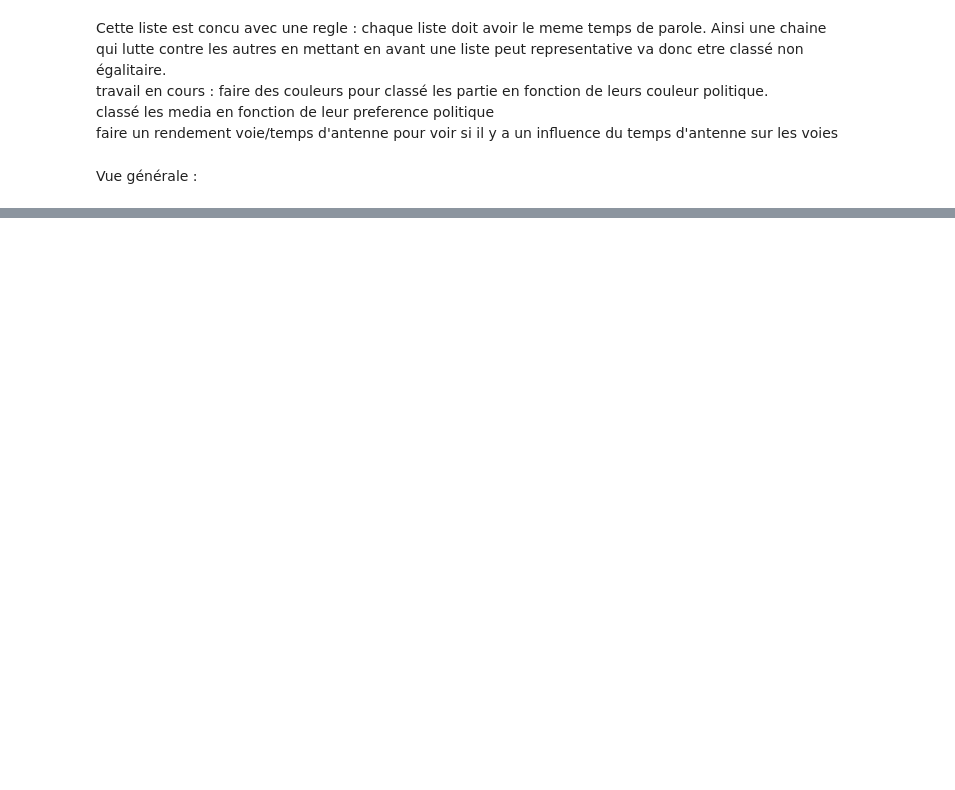
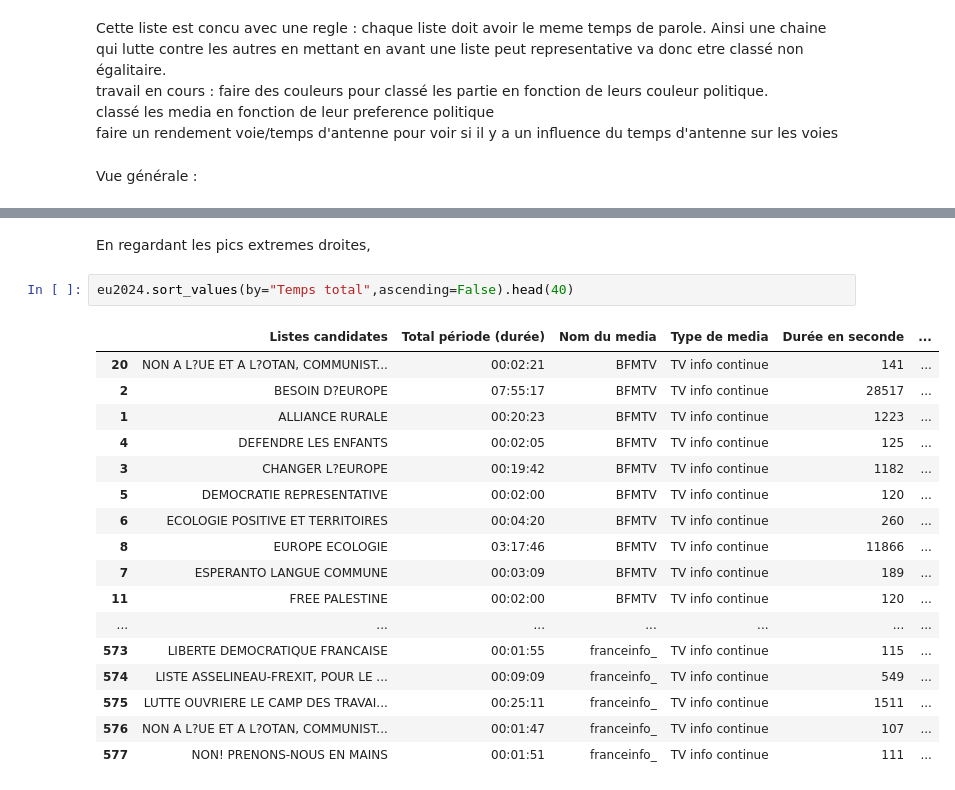
Before and after one commit to barrmath/temps_paroles_EU2024, a Jupyter notebook: Analyse_graph.ipynb, the cells around one changed output, grey strips where cells are left out. Saved outputs shown, nothing was run; the diff lists cells and outputs as text; blank space fills up the shorter version.

```diff
--- a/Analyse_graph.ipynb
+++ b/Analyse_graph.ipynb
@@ -203,0 +196,22 @@ eu2024
+# %% [markdown]
+En regardant les pics extremes droites,
+# %%
+eu2024.sort_values(by="Temps total",ascending=False).head(40)
+# %% [output]
+|  | Listes candidates | Total période (durée) | Nom du media | Type de media | Durée en seconde | ... |
+| 20 | NON A L?UE ET A L?OTAN, COMMUNIST... | 00:02:21 | BFMTV | TV info continue | 141 | ... |
+| 2 | BESOIN D?EUROPE | 07:55:17 | BFMTV | TV info continue | 28517 | ... |
+| 1 | ALLIANCE RURALE | 00:20:23 | BFMTV | TV info continue | 1223 | ... |
+| 4 | DEFENDRE LES ENFANTS | 00:02:05 | BFMTV | TV info continue | 125 | ... |
+| 3 | CHANGER L?EUROPE | 00:19:42 | BFMTV | TV info continue | 1182 | ... |
+| 5 | DEMOCRATIE REPRESENTATIVE | 00:02:00 | BFMTV | TV info continue | 120 | ... |
+| 6 | ECOLOGIE POSITIVE ET TERRITOIRES | 00:04:20 | BFMTV | TV info continue | 260 | ... |
+| 8 | EUROPE ECOLOGIE | 03:17:46 | BFMTV | TV info continue | 11866 | ... |
+| 7 | ESPERANTO LANGUE COMMUNE | 00:03:09 | BFMTV | TV info continue | 189 | ... |
+| 11 | FREE PALESTINE | 00:02:00 | BFMTV | TV info continue | 120 | ... |
+| ... | ... | ... | ... | ... | ... | ... |
+| 573 | LIBERTE DEMOCRATIQUE FRANCAISE | 00:01:55 | franceinfo_ | TV info continue | 115 | ... |
+| 574 | LISTE ASSELINEAU-FREXIT, POUR LE ... | 00:09:09 | franceinfo_ | TV info continue | 549 | ... |
+| 575 | LUTTE OUVRIERE LE CAMP DES TRAVAI... | 00:25:11 | franceinfo_ | TV info continue | 1511 | ... |
+| 576 | NON A L?UE ET A L?OTAN, COMMUNIST... | 00:01:47 | franceinfo_ | TV info continue | 107 | ... |
+| 577 | NON! PRENONS-NOUS EN MAINS | 00:01:51 | franceinfo_ | TV info continue | 111 | ... |
```
Also changed, not shown: parts of 10 cells of this notebook, 3 other files.
